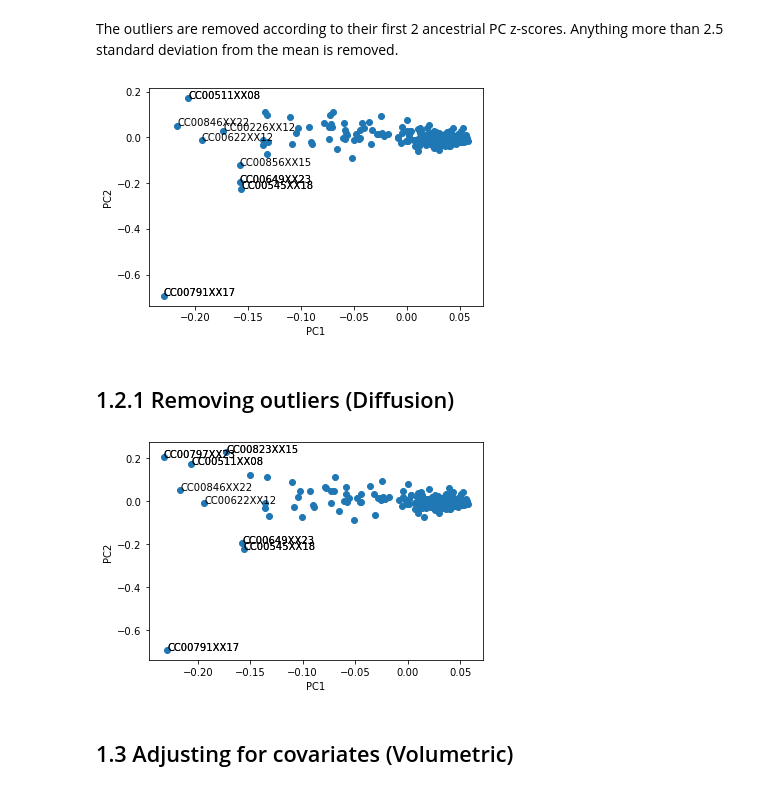
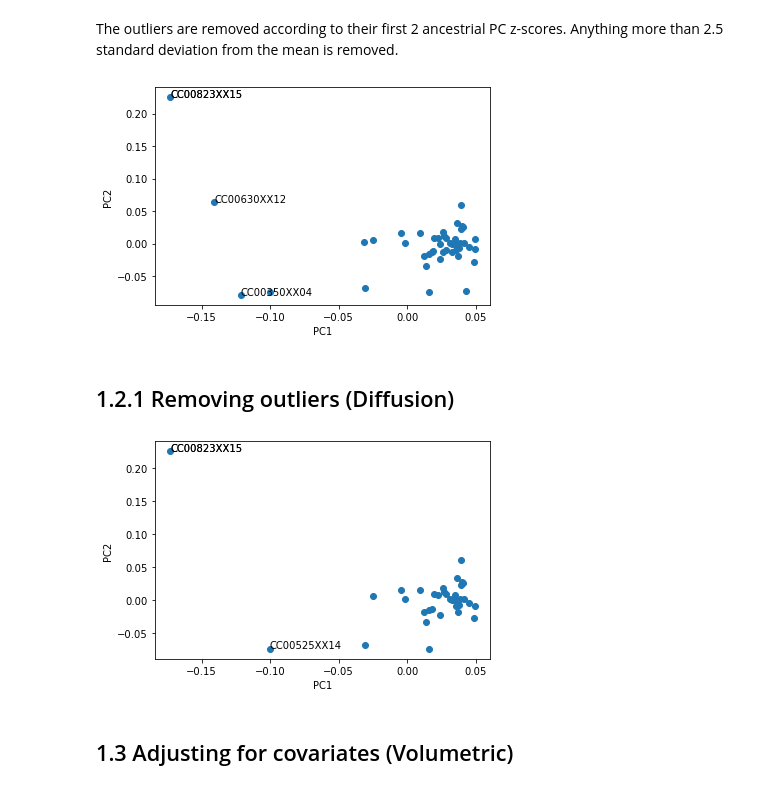
Before and after one commit to lehai-ml/schizophrenia_PRS, a Jupyter notebook: notebooks_results/dHCP/1_dHCP_data_preprocessing.ipynb, the cells around one changed output. Cells and saved outputs as stored; diff of their text form; code cells hidden in the pictures.

```diff
--- a/notebooks_results/dHCP/1_dHCP_data_preprocessing.ipynb
+++ b/notebooks_results/dHCP/1_dHCP_data_preprocessing.ipynb
@@ -143,6 +146,6 @@ print_summary_statistics(full_dataset,'17 ICV (all except bone)')]})
 | 2 | Mixed Cohort Sample | 750 | 37.4 ± 4.4 | 40.2 ± 3.1 | 424396.8 ± 84411.1 |
 # %%
 european_ID_dataset_term=european_ID_dataset[european_ID_dataset['GA at birth']>37].reset_index(drop=True)
-european_ID_dataset_preterm=european_ID_dataset[european_ID_dataset['GA at birth']<=37].reset_index(drop=True)
+european_ID_dataset_preterm=european_ID_dataset[(european_ID_dataset['GA at birth']<=37)&(european_ID_dataset['PMA at birth']>37)].reset_index(drop=True)
 # %% [markdown]
 Summary for European dHCP cohort with available Diffusion data
@@ -174,18 +179,18 @@ Note: when running change the dataset to term and preterm accordingly
 The outliers are removed according to their first 2 ancestrial PC z-scores. Anything more than 2.5 standard deviation from the mean is removed.
 # %%
 from scipy import stats
-zscores=np.abs(stats.zscore(european_ID_dataset_term.loc[:,('PC1','PC2')].astype('float64'),axis=0))
+zscores=np.abs(stats.zscore(european_ID_dataset_preterm.loc[:,('PC1','PC2')].astype('float64'),axis=0))
 outliers=np.where(zscores>=2.5)[0]#remove anything more than 2.5 st. deviation from the mean.
 
 #removing outliers using the ancestrial PCA
 fig,ax=plt.subplots()
-ax.scatter(european_ID_dataset_term.loc[:,'PC1'],european_ID_dataset_term.loc[:,'PC2'])
-for i,txt in enumerate(european_ID_dataset_term.loc[outliers,'ID']):
-    ax.annotate(txt,(european_ID_dataset_term.loc[outliers[i],'PC1'],european_ID_dataset_term.loc[outliers[i],'PC2']))
+ax.scatter(european_ID_dataset_preterm.loc[:,'PC1'],european_ID_dataset_preterm.loc[:,'PC2'])
+for i,txt in enumerate(european_ID_dataset_preterm.loc[outliers,'ID']):
+    ax.annotate(txt,(european_ID_dataset_preterm.loc[outliers[i],'PC1'],european_ID_dataset_preterm.loc[outliers[i],'PC2']))
 ax.set_xlabel('PC1')
 ax.set_ylabel('PC2')
 
-european_ID_dataset_without_outliers=european_ID_dataset_term.drop(outliers).reset_index(drop=True)
+european_ID_dataset_without_outliers=european_ID_dataset_preterm.drop(outliers).reset_index(drop=True)
 # %% [output]
-[figure, old version]
+[figure, new version]
 # %%
@@ -203,20 +208,20 @@ european_icv=np.asarray(european_ID_dataset_without_outliers.iloc[:,4])
 ## 1.2.1 Removing outliers (Diffusion)
 # %%
 from scipy import stats
-zscores=np.abs(stats.zscore(european_ID_diffusion_dataset.loc[:,('PC1','PC2')].astype('float64'),axis=0))
+zscores=np.abs(stats.zscore(european_ID_diffusion_dataset_preterm.loc[:,('PC1','PC2')].astype('float64'),axis=0))
 outliers=np.where(zscores>=2.5)[0]#remove anything more than 2.5 st. deviation from the mean.
 
 #removing outliers using the ancestrial PCA
 fig,ax=plt.subplots()
-ax.scatter(european_ID_diffusion_dataset.loc[:,'PC1'],european_ID_diffusion_dataset.loc[:,'PC2'])
-for i,txt in enumerate(european_ID_diffusion_dataset.loc[outliers,'ID']):
-    ax.annotate(txt,(european_ID_diffusion_dataset.loc[outliers[i],'PC1'],european_ID_diffusion_dataset.loc[outliers[i],'PC2']))
+ax.scatter(european_ID_diffusion_dataset_preterm.loc[:,'PC1'],european_ID_diffusion_dataset_preterm.loc[:,'PC2'])
+for i,txt in enumerate(european_ID_diffusion_dataset_preterm.loc[outliers,'ID']):
+    ax.annotate(txt,(european_ID_diffusion_dataset_preterm.loc[outliers[i],'PC1'],european_ID_diffusion_dataset_preterm.loc[outliers[i],'PC2']))
 ax.set_xlabel('PC1')
 ax.set_ylabel('PC2')
 
-european_ID_diffusion_dataset_without_outliers=european_ID_diffusion_dataset.drop(outliers).reset_index(drop=True)
+european_ID_diffusion_dataset_without_outliers=european_ID_diffusion_dataset_preterm.drop(outliers).reset_index(drop=True)
 # %% [output]
-[figure, old version]
+[figure, new version]
 # %%
 european_diffusion_matrix=np.asarray(european_ID_diffusion_dataset_without_outliers.iloc[:,5:4010])
 european_diffusion_ancestral_PCA=np.asarray(european_ID_diffusion_dataset_without_outliers.iloc[:,4218:4228])
```
Also changed, not shown: parts of 12 cells of this notebook, 17 other files.
